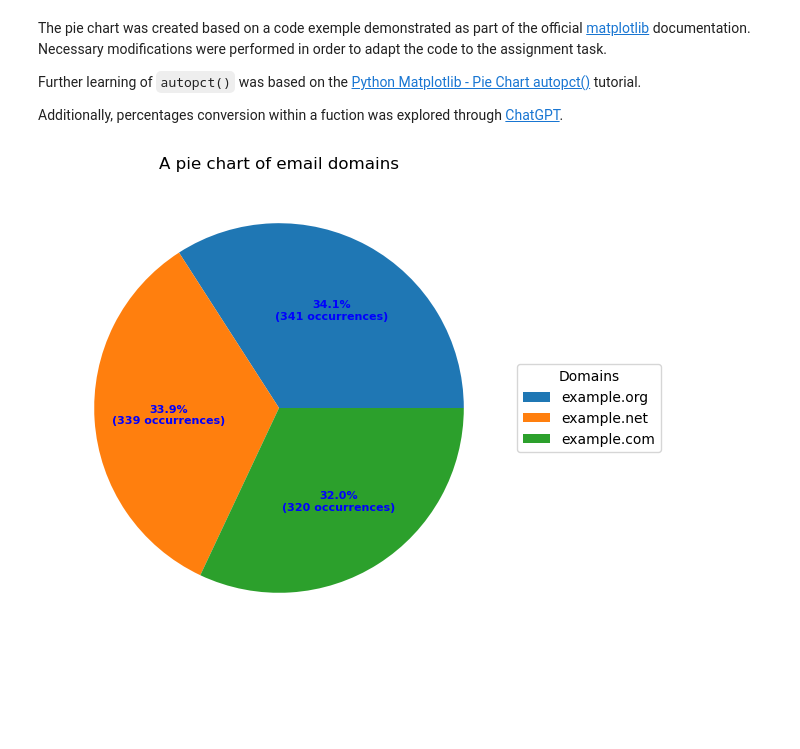
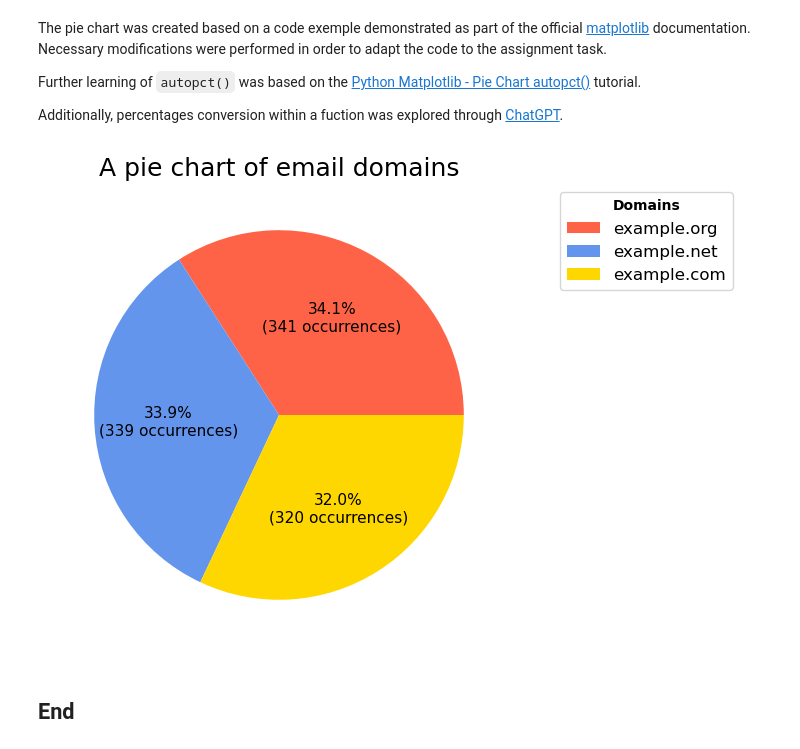
Before and after one commit to Oksyyy/programming-for-data-analytics, a Jupyter notebook: assignments/assignment03-pie.ipynb, the cells around one changed output. Drawn from its saved outputs; the diff is of its cells as text; code cells hidden in the pictures; blank space fills up the shorter version.

```diff
--- a/assignments/assignment03-pie.ipynb
+++ b/assignments/assignment03-pie.ipynb
@@ -78,30 +78,42 @@ Further learning of `autopct()` was based on the [Python Matplotlib - Pie Chart
 Additionally, percentages conversion within a fuction was explored through [ChatGPT](https://chatgpt.com/c/68ffa0b0-2c60-832e-9c35-02df0b15b6b2).
 # %%
 # Create pie chart
-fig, ax = plt.subplots( figsize=(6, 6))
+fig, ax = plt.subplots(figsize=(6, 6))
 
 # Create a function to display percentage and absolute values on pie chart
 # Pass the percentage and the count of all values to the function
 def format_labels(pct, all_vals):
     # convert pct to absolute value
     absolute = int(round(pct/100.0 * sum(all_vals)))
     # return formatted label containing both percentage and absolute value
     return f"{pct:.1f}%\n({absolute} occurrences)"
 
-# Pass domain counts and the function to autopct parameter of pie chart
-# Set text color to blue
-wedges, texts, autotexts = ax.pie(domain_counts, autopct=lambda pct: format_labels(pct, domain_counts),
-                                  textprops=dict(color="b"))
+# Create pie chart: pass domain counts and use autopct to display percentages + counts
+wedges, texts, autotexts = ax.pie(domain_counts,
+                                autopct=lambda pct: format_labels(pct, domain_counts),
+                                # Chart lables colors
+                                textprops=dict(color="black", size=11),
+                                # Wedges colors
+                                colors=[
+                                    # matplotlib named colors
+                                    'tomato', 'cornflowerblue', 'gold']
+                                )
+
 # Create legend
-ax.legend(wedges, chart_labels,
+legend = ax.legend(wedges, chart_labels,
           title="Domains",
-          loc="center left",
-          bbox_to_anchor=(1, 0, 0.5, 1))
+          loc="upper right",
+          bbox_to_anchor=(1, 0, 0.5, 1),
+          prop={'size': 12}  # Increase legend text size
+          )
+# Make legend title bold
+ax.legend_.get_title().set_fontweight('bold')
 
-plt.setp(autotexts, size=8, weight="bold")
-
-ax.set_title("A pie chart of email domains")
+# Setting title
+ax.set_title("A pie chart of email domains", size=18)
 
 plt.show()
 # %% [output]
-[figure, old version]
+[figure, new version]
+# %% [markdown]
+## End
```
Also changed, not shown: parts of 1 cell of this notebook, 2 other files.
